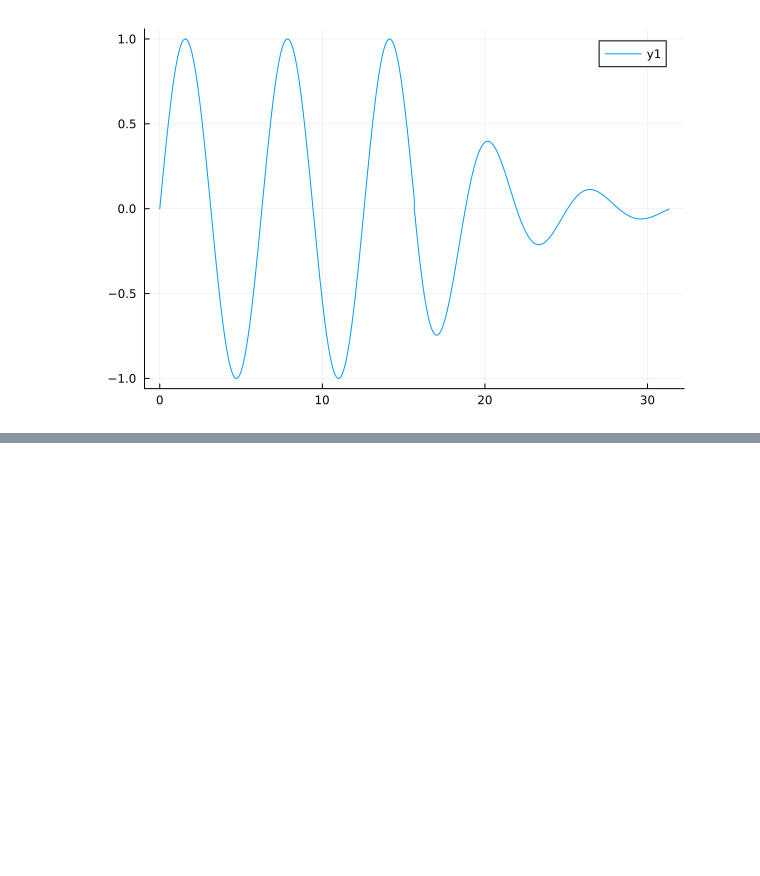
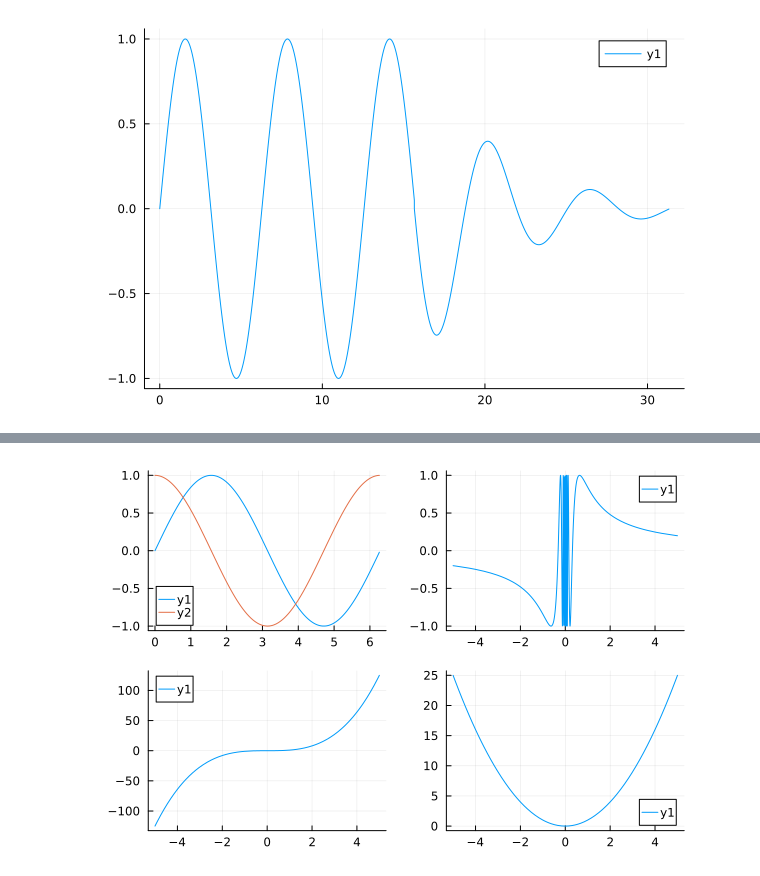
Before and after one commit to damiansp/julia, a Jupyter notebook: practical/04_plotting/plots.ipynb, the cells around one changed output, grey strips where cells are left out. Drawn from its saved outputs; the diff is of its cells as text; code cells hidden in the pictures; blank space fills up the shorter version.

```diff
--- a/practical/04_plotting/plots.ipynb
+++ b/practical/04_plotting/plots.ipynb
@@ -67,0 +80,7 @@ plot([x; 5n .+ x], [sin.(x); -exp.(-x .* 0.2) .* sin.(x)])
+# %%
+parabola = plot(x -> x^2)
+ps = plot(sin, 0, 2n)
+plot!(ps, cos)
+plot(ps, plot(f), plot(s -> s^3), parabola)
+# %% [output]
+[figure, added]
```
Also changed, not shown: parts of 4 cells of this notebook.
